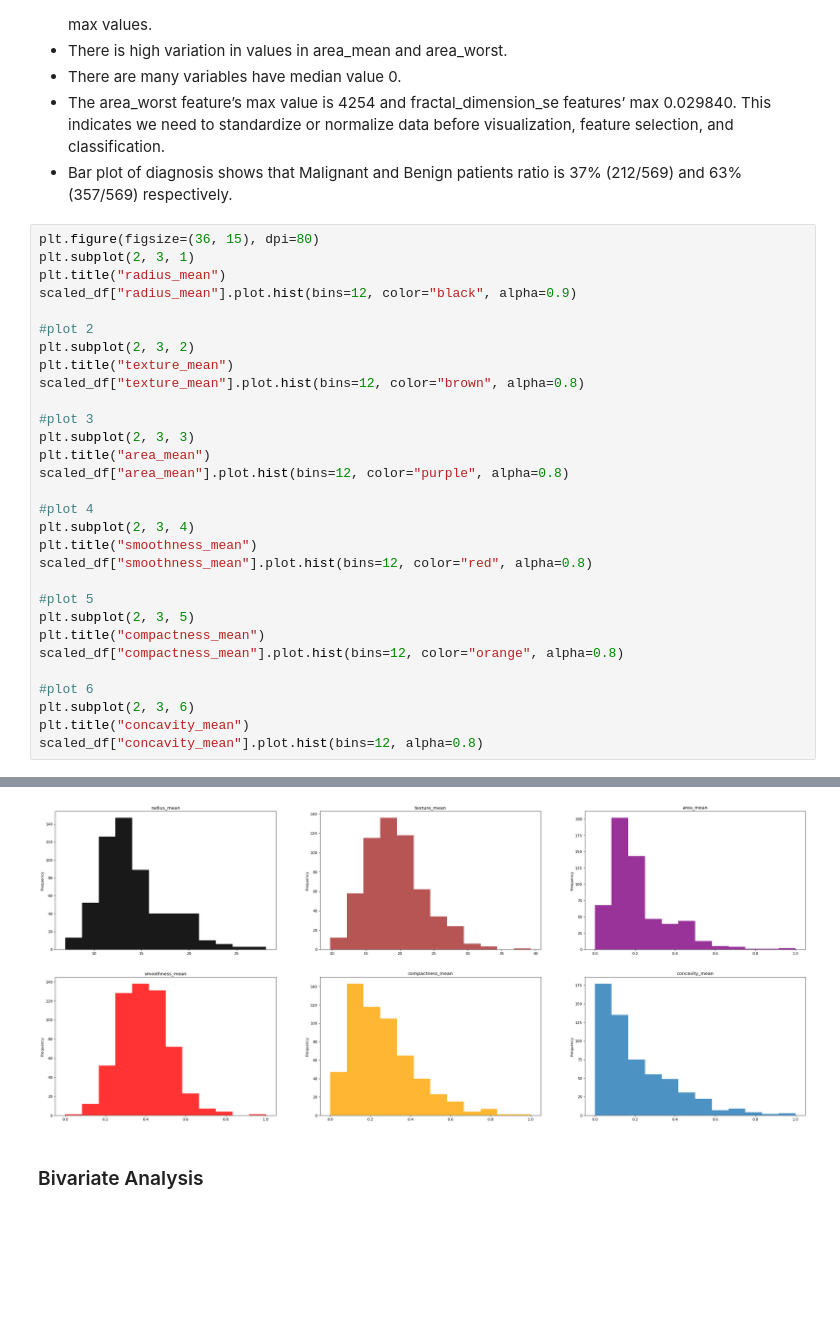
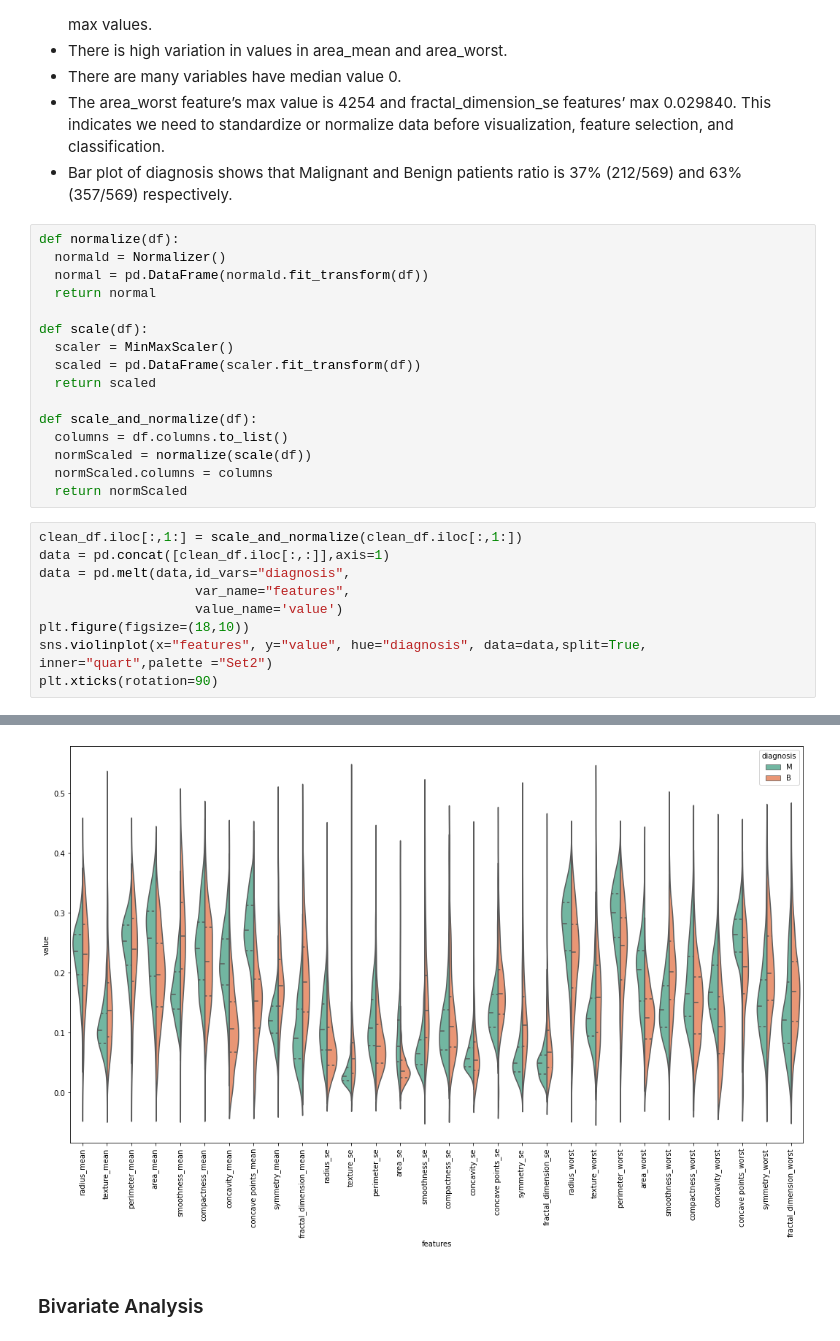
Before and after one commit to benbel376/causal_graph, a Jupyter notebook: notebooks/Exploration.ipynb, the cells around one changed output, grey strips where cells are left out. Drawn from its saved outputs; the diff is of its cells as text; blank space fills up the shorter version.

Commit message:
violin plot

```diff
--- a/notebooks/Exploration.ipynb
+++ b/notebooks/Exploration.ipynb
@@ -227,34 +227,29 @@ Number of Malignant :  212
 - There are many variables have median value 0.
 - The area_worst feature’s max value is 4254 and fractal_dimension_se features’ max 0.029840. This indicates we need to standardize or normalize data before visualization, feature selection, and classification.
 - Bar plot of diagnosis shows that Malignant and Benign patients ratio is 37% (212/569) and 63% (357/569) respectively.
+# %%
+def normalize(df):
+  normald = Normalizer()
+  normal = pd.DataFrame(normald.fit_transform(df))
+  return normal
+
+def scale(df):
+  scaler = MinMaxScaler()
+  scaled = pd.DataFrame(scaler.fit_transform(df))
+  return scaled
+
+def scale_and_normalize(df):
+  columns = df.columns.to_list()
+  normScaled = normalize(scale(df))
+  normScaled.columns = columns
+  return normScaled
 # %%
-plt.figure(figsize=(36, 15), dpi=80)
-plt.subplot(2, 3, 1)
-plt.title("radius_mean")
-scaled_df["radius_mean"].plot.hist(bins=12, color="black", alpha=0.9)
-
-#plot 2
-plt.subplot(2, 3, 2)
-plt.title("texture_mean")
-scaled_df["texture_mean"].plot.hist(bins=12, color="brown", alpha=0.8)
-
-#plot 3
-plt.subplot(2, 3, 3)
-plt.title("area_mean")
-scaled_df["area_mean"].plot.hist(bins=12, color="purple", alpha=0.8)
-
-#plot 4
-plt.subplot(2, 3, 4)
-plt.title("smoothness_mean")
-scaled_df["smoothness_mean"].plot.hist(bins=12, color="red", alpha=0.8)
-
-#plot 5
-plt.subplot(2, 3, 5)
-plt.title("compactness_mean")
-scaled_df["compactness_mean"].plot.hist(bins=12, color="orange", alpha=0.8)
-
-#plot 6
-plt.subplot(2, 3, 6)
-plt.title("concavity_mean")
-scaled_df["concavity_mean"].plot.hist(bins=12, alpha=0.8)
+clean_df.iloc[:,1:] = scale_and_normalize(clean_df.iloc[:,1:])
+data = pd.concat([clean_df.iloc[:,:]],axis=1)
+data = pd.melt(data,id_vars="diagnosis",
+                    var_name="features",
+                    value_name='value')
+plt.figure(figsize=(18,10))
+sns.violinplot(x="features", y="value", hue="diagnosis", data=data,split=True, inner="quart",palette ="Set2")
+plt.xticks(rotation=90)
 # %% [output]
@@ -262,4 +273,4 @@ scaled_df["concavity_mean"].plot.hist(bins=12, alpha=0.8)
-[figure, old version]
+[figure, new version]
 # %% [markdown]
 ### Bivariate Analysis
 # %%
```
Also changed, not shown: parts of 1 cell of this notebook.
